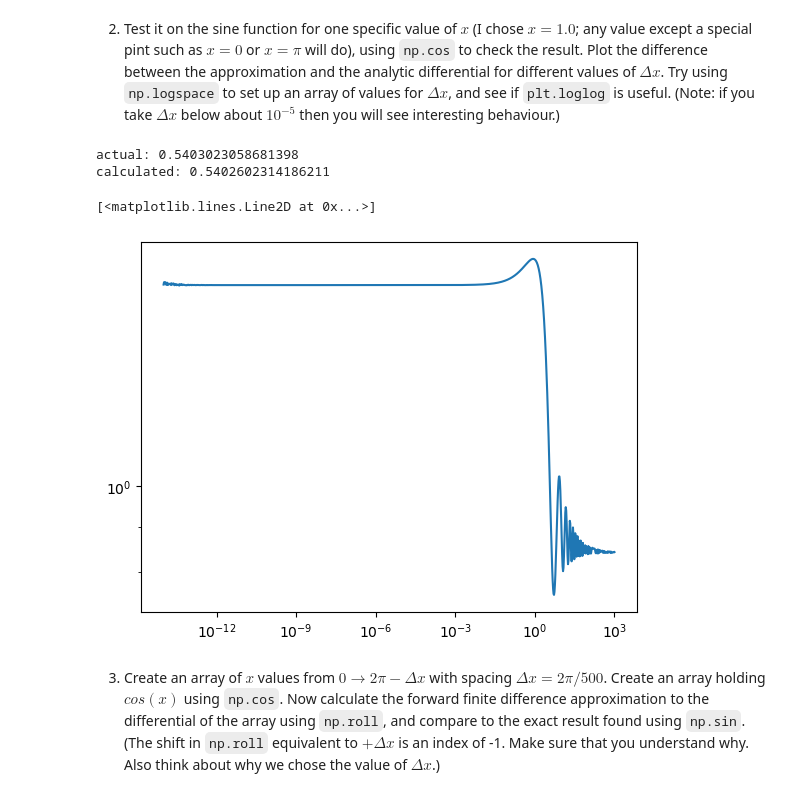
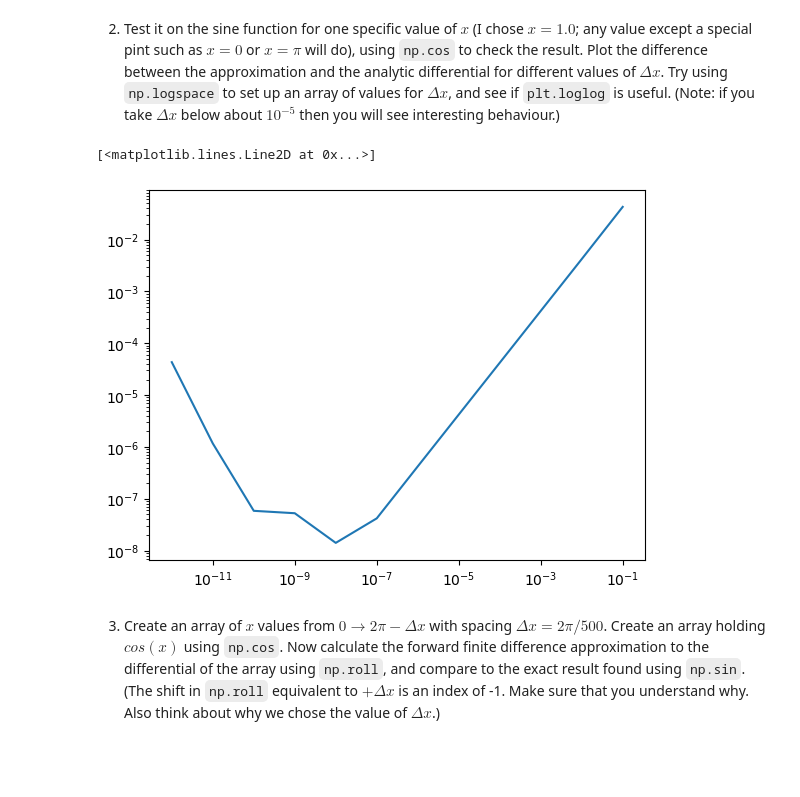
Before and after one commit to zfla/PHAS0030, a Jupyter notebook: Week 3/Session 3 Exercises.ipynb, the cells around one changed output. Drawn from its saved outputs; the diff is of its cells as text; code cells hidden in the pictures; blank space fills up the shorter version.

```diff
--- a/Week 3/Session 3 Exercises.ipynb
+++ b/Week 3/Session 3 Exercises.ipynb
@@ -71,2 +82,18 @@ ax5.loglog(x, y, 'o')
 # %% [markdown]
 3. (*More challenging; do not worry if you cannot complete this*) We can create a non-orthogonal grid by defining vectors $\mathbf{a}=(1,0)$ and $\mathbf{b}=(0.5,√3/2)$ and a mesh whose points are found at $i\mathbf{a}+j\mathbf{b}$ for $i$ and $j$ integers. Create one array `pos` (dimensions `[2,N,N]` where N is the grid size) to store the $x$ and $y$ components of the grid positions and calculate them (it’s easiest to loop over $i$ and $j$ and use the expression above).  You might like to plot the points of the grid (use dots) to help visualize it, using something like `plt.plot(pos[0],pos[1],’bo’)`.  Create a 2D function such as $\cos(x)\times \sin(y)$ (remember that you can use `pos[0]` to access the entire 2D array of x values) and plot it using `plt.contourf(x,y,surface)`.
+# %%
+N = 10
+
+a = np.array((1, 0))
+b = np.array((0.5, 0.5*np.sqrt(3)))
+pos = np.zeros((2, N, N))
+
+for i in range(N):
+    for j in range(N):
+        pos[:,i,j] = i*a + j*b
+        # all elements of N, then takes the ith row and the jth column
+
+s = np.cos(pos[0]) * np.sin(pos[1])
+plt.contourf(pos[0], pos[1], s)
+plt.plot(pos[0], pos[1], 'bo')
+plt.grid()
@@ -83,20 +112,18 @@ def f_diff(f, x, delta):
 2. Test it on the sine function for one specific value of $x$ (I chose $x=1.0$; any value except a special pint such as $x=0$ or $x=\pi$ will do), using `np.cos` to check the result. Plot the difference between the approximation and the analytic differential for different values of $\Delta x$. Try using `np.logspace` to set up an array of values for $\Delta x$, and see if `plt.loglog` is useful. (Note: if you take $\Delta x$ below about $10^{-5}$ then you will see interesting behaviour.)
 # %%
 x = 1
-y = f_diff(np.sin, x, 10e-5)
+N = 12
 
-print("actual: {}".format(np.cos(x)))
-print("calculated: {}".format(y))
+dx_arr = np.logspace(-N, -1, N)
+results = np.zeros(N)
 
-xarr = np.logspace(-14, 3, 1000)
-ycalc = f_diff(np.cos, 1, xarr)
+for i, dx in enumerate(dx_arr):
+    results[i] = abs(f_diff(np.sin, x, dx) - np.cos(x))
 
-plt.loglog(xarr, abs(ycalc-np.sin(x)))
+plt.loglog(dx_arr, results)
 # %% [output]
-actual: 0.5403023058681398
-calculated: 0.5402602314186211
+[<matplotlib.lines.Line2D at 0x...>]
-[<matplotlib.lines.Line2D at 0x...>]
-[figure, old version]
+[figure, new version]
 # %% [markdown]
 3. Create an array of $x$ values from $0\rightarrow 2\pi - \Delta x$ with spacing $\Delta x=2\pi/500$. Create an array holding $cos(x)$ using `np.cos`. Now calculate the forward finite difference approximation to the differential of the array using `np.roll`, and compare to the exact result found using `np.sin`. (The shift in `np.roll` equivalent to $+\Delta x$ is an index of -1. Make sure that you understand why. Also think about why we chose the value of $\Delta x$.)
 # %%
```
Also changed, not shown: parts of 13 cells of this notebook, 9 other files.
